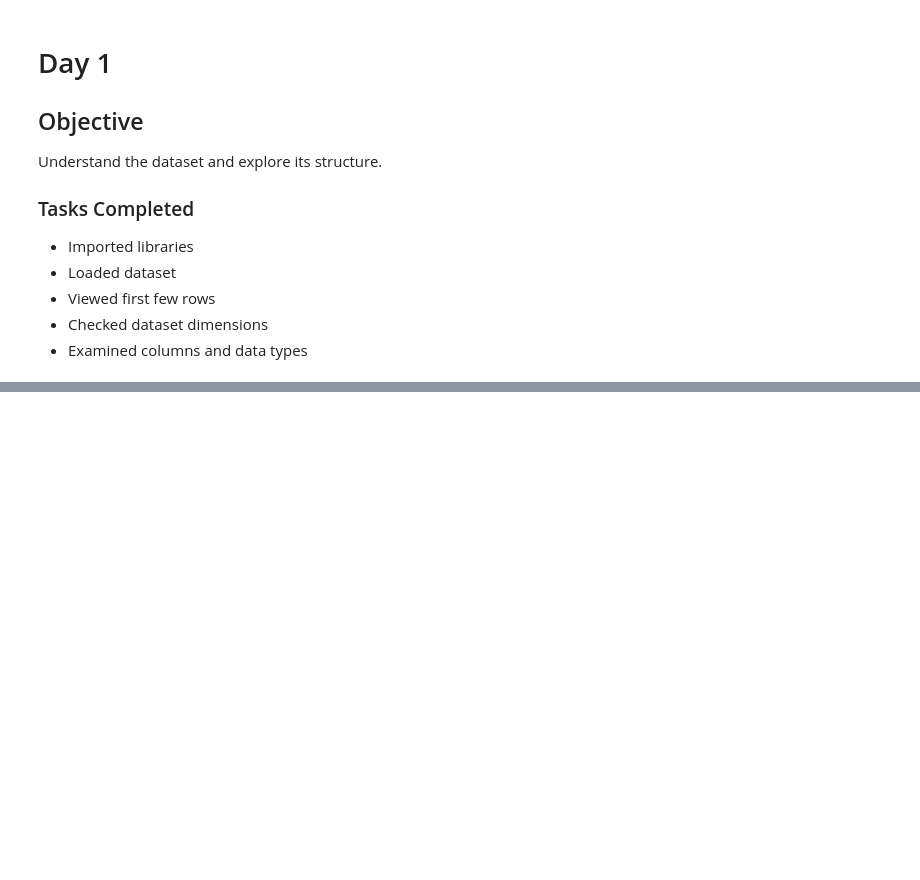
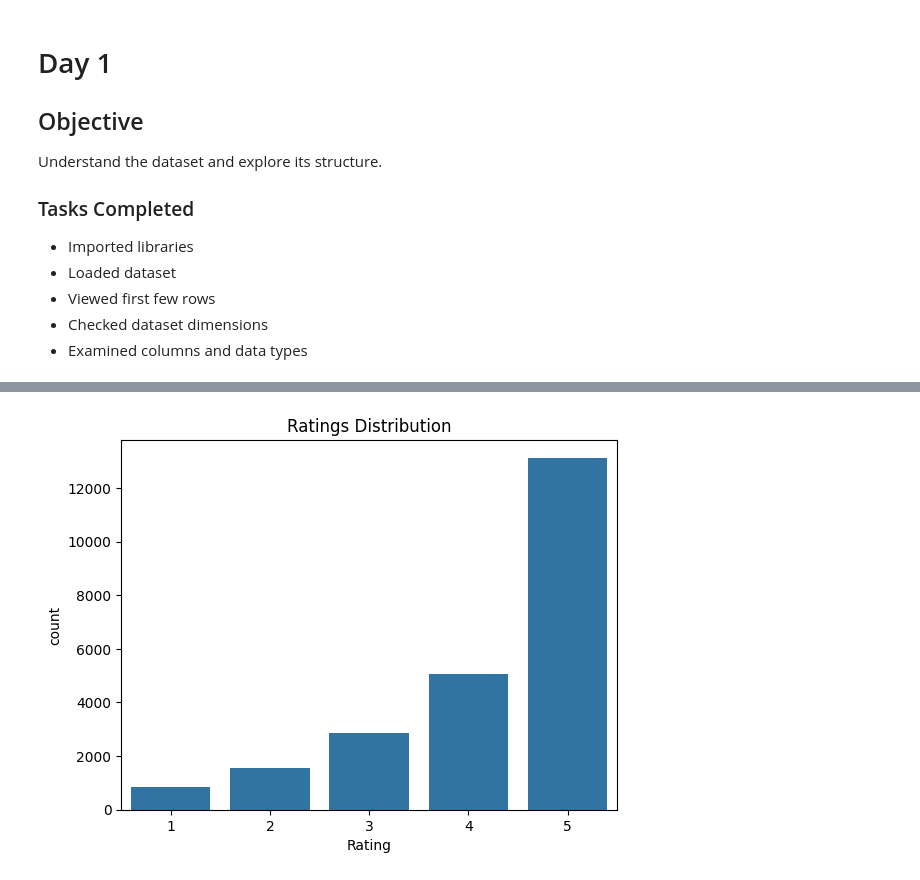
Before and after one commit to PoojaManjunath17/Customer-Review-Sentiment-Analysis, a Jupyter notebook: Sentiment_Analysis_Project.ipynb, the cells around one changed output, grey strips where cells are left out. Cells and saved outputs as stored; diff of their text form; code cells hidden in the pictures; blank space fills up the shorter version.

Commit message:
Perform initial data quality assessment and exploration

```diff
--- a/Sentiment_Analysis_Project.ipynb
+++ b/Sentiment_Analysis_Project.ipynb
@@ -104,0 +180,6 @@ Understand the dataset and explore its structure.
+# %%
+sns.countplot(x="Rating", data=df)
+plt.title("Ratings Distribution")
+plt.show()
+# %% [output]
+[figure, added]
```
Also changed, not shown: parts of 8 cells of this notebook.
